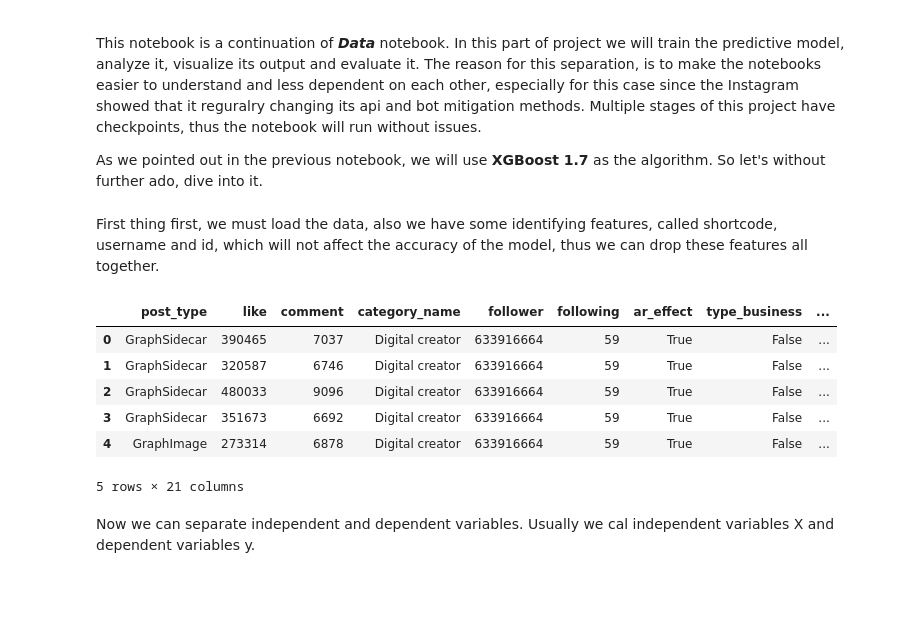
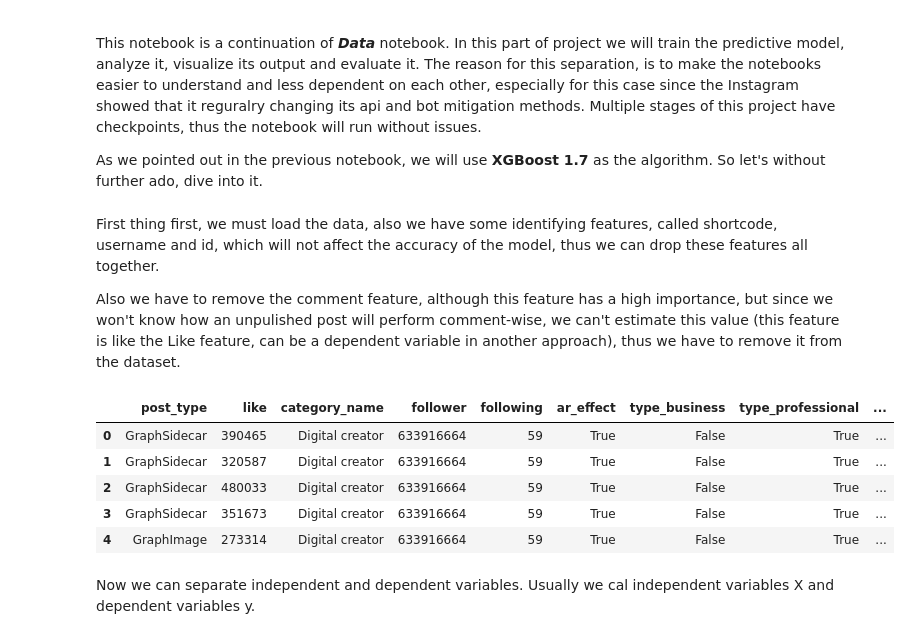
Before and after one commit to SimplyRamin/Insta_like_prediction_310ai_competition, a Jupyter notebook: Modeling V2.0.ipynb, the cells around one changed output. Drawn from its saved outputs; the diff is of its cells as text; code cells hidden in the pictures; blank space fills up the shorter version.

```diff
--- a/Modeling V2.0.ipynb
+++ b/Modeling V2.0.ipynb
@@ -20,18 +20,19 @@ from sklearn.model_selection import GridSearchCV
 sns.set_theme(style='darkgrid')
 # %% [markdown]
 First thing first, we must load the data, also we have some identifying features, called shortcode, username and id, which will not affect the accuracy of the model, thus we can drop these features all together.
+
+Also we have to remove the comment feature, although this feature has a high importance, but since we won't know how an unpulished post will perform comment-wise, we can't estimate this value (this feature is like the Like feature, can be a dependent variable in another approach), thus we have to remove it from the dataset.
 # %%
 df = pd.read_csv('Data/main v3.0.csv')
-df.drop(columns=['Unnamed: 0', 'shortcode', 'username', 'id'], inplace=True)
+df.drop(columns=['Unnamed: 0', 'shortcode', 'username', 'id', 'comment'], inplace=True)
 df.head()
 # %% [output]
-|  | post_type | like | comment | category_name | follower | following | ar_effect | type_business | ... |
-| 0 | GraphSidecar | 390465 | 7037 | Digital creator | 633916664 | 59 | True | False | ... |
-| 1 | GraphSidecar | 320587 | 6746 | Digital creator | 633916664 | 59 | True | False | ... |
-| 2 | GraphSidecar | 480033 | 9096 | Digital creator | 633916664 | 59 | True | False | ... |
-| 3 | GraphSidecar | 351673 | 6692 | Digital creator | 633916664 | 59 | True | False | ... |
-| 4 | GraphImage | 273314 | 6878 | Digital creator | 633916664 | 59 | True | False | ... |
+|  | post_type | like | category_name | follower | following | ar_effect | type_business | type_professional | ... |
+| 0 | GraphSidecar | 390465 | Digital creator | 633916664 | 59 | True | False | True | ... |
+| 1 | GraphSidecar | 320587 | Digital creator | 633916664 | 59 | True | False | True | ... |
+| 2 | GraphSidecar | 480033 | Digital creator | 633916664 | 59 | True | False | True | ... |
+| 3 | GraphSidecar | 351673 | Digital creator | 633916664 | 59 | True | False | True | ... |
+| 4 | GraphImage | 273314 | Digital creator | 633916664 | 59 | True | False | True | ... |
-5 rows × 21 columns
 # %% [markdown]
 Now we can separate independent and dependent variables. Usually we cal independent variables X and dependent variables y.
 # %%
```
Also changed, not shown: parts of 3 cells of this notebook, 1 other file.
